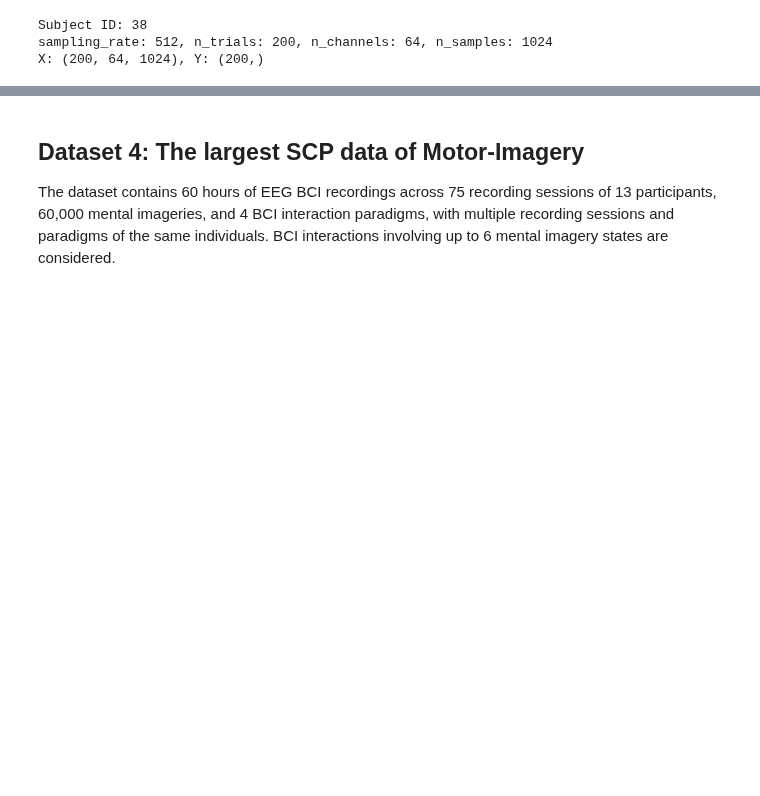
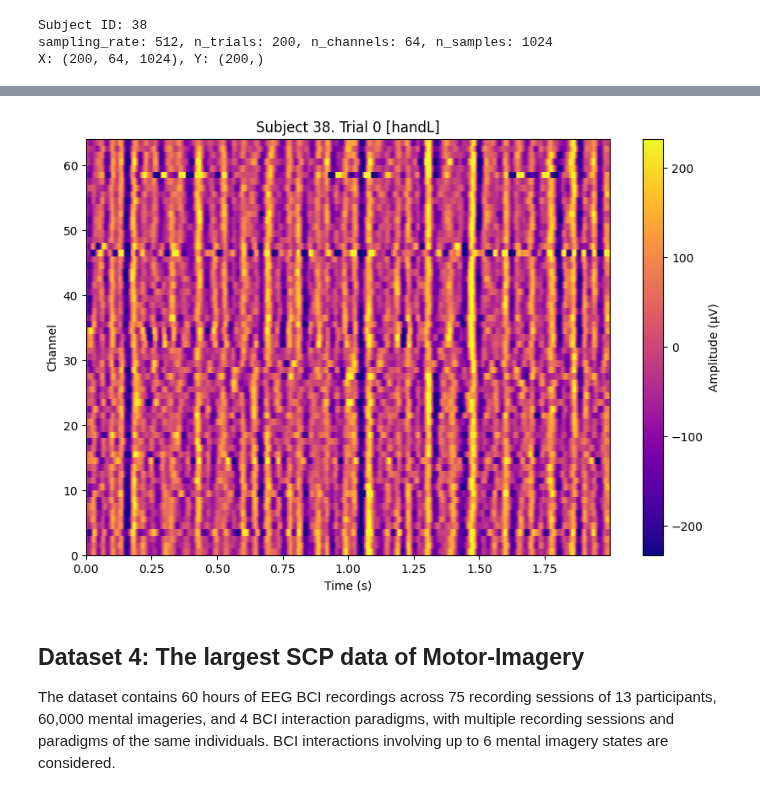
Before and after one commit to annzb/eeg-mi-decoders, a Jupyter notebook: main.ipynb, the cells around one changed output, grey strips where cells are left out. Saved outputs shown, nothing was run; the diff lists cells and outputs as text; code cells hidden in the pictures; blank space fills up the shorter version.

Commit message:
Fix plots for datasets 1 and 4

```diff
--- a/main.ipynb
+++ b/main.ipynb
@@ -89,3 +82,7 @@ ds1_subject38.plot_channel(trial=0, channel=0)
+# %%
+ds1_subject38.plot_trial_heatmap(trial=0)
+# %% [output]
+[figure, added]
 # %% [markdown]
 ## Dataset 4: The largest SCP data of Motor-Imagery
 The dataset contains 60 hours of EEG BCI recordings across 75 recording sessions of 13 participants, 60,000 mental imageries, and 4 BCI interaction paradigms, with multiple recording sessions and paradigms of the same individuals. BCI interactions involving up to 6 mental imagery states are considered.
```
Also changed, not shown: parts of 17 cells of this notebook, 5 other files.
